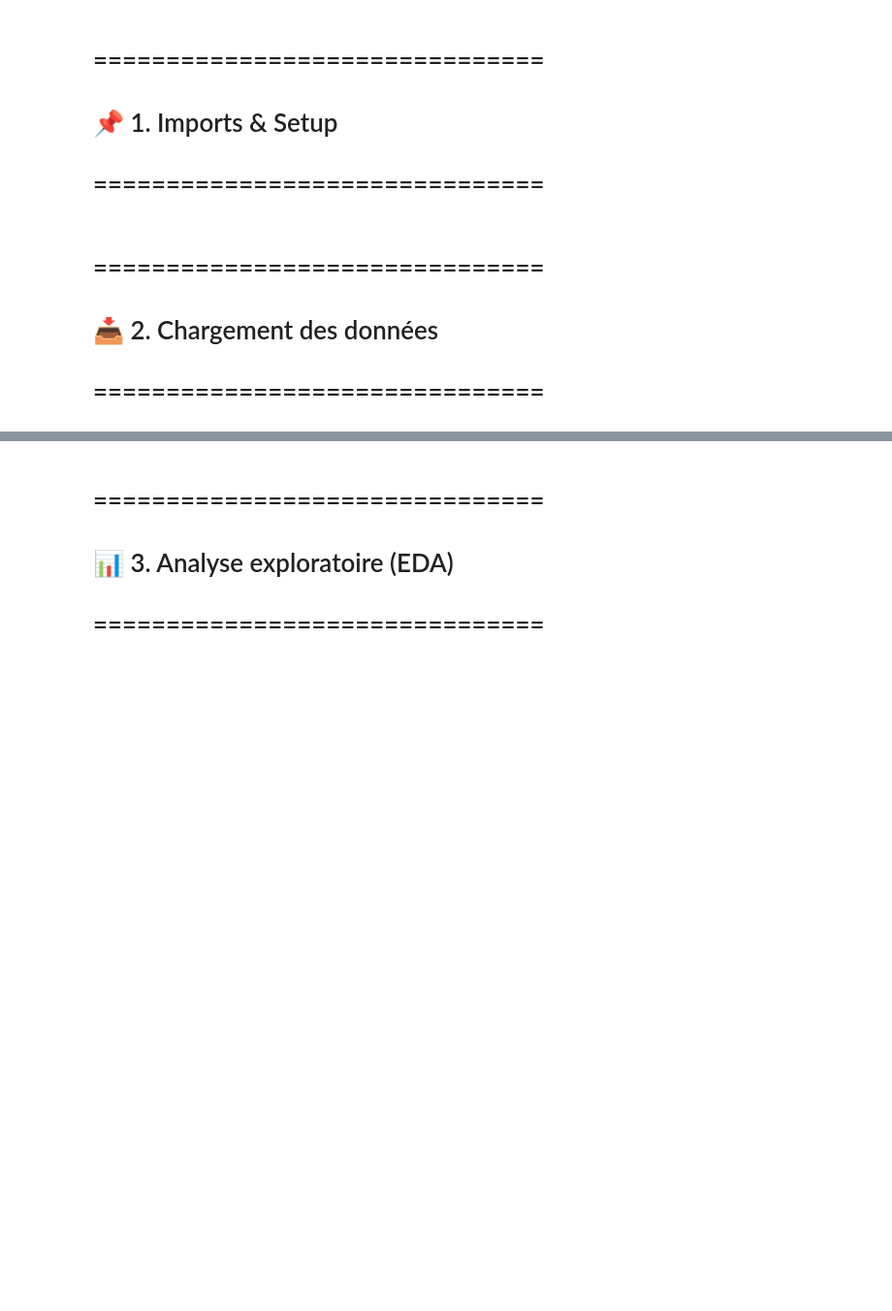
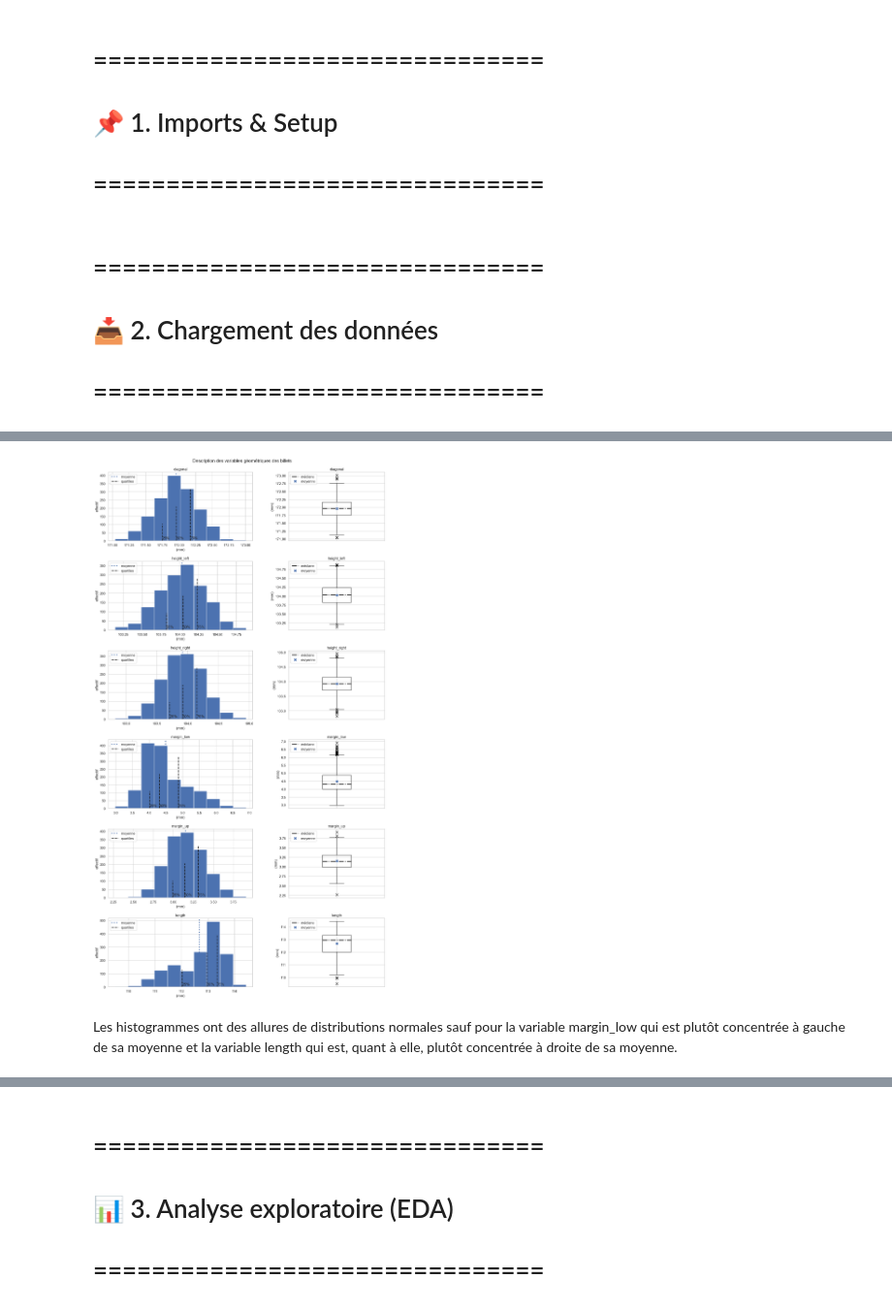
Before and after one commit to IshemZ/detection-faux-billet, a Jupyter notebook: Jupyter/4_gpt.ipynb, the cells around one changed output, grey strips where cells are left out. Shown: that part at 97% size. Cells and saved outputs as stored; diff of their text form; code cells hidden in the pictures; blank space fills up the shorter version.

```diff
--- a/Jupyter/4_gpt.ipynb
+++ b/Jupyter/4_gpt.ipynb
@@ -22,9 +56,10 @@ plt.rcParams["figure.figsize"] = (10, 5)
 # 📥 2. Chargement des données
 # ===============================
 # %%
-df = pd.read_csv("../Source/billets.csv", sep=";", encoding="utf-8")
-print(df.info())
-display(df.head())
+billets = pd.read_csv("../Source/billets.csv", sep=";", encoding="utf-8")
+print(billets.info())
+display(billets.head())
+display(billets.describe())
 # %% [output]
 <class 'pandas.core.frame.DataFrame'>
 RangeIndex: 1500 entries, 0 to 1499
@@ -49,0 +94,62 @@ None
+# %%
+c=1 # variable d'incrémentation (utilisée sur les noms de variables)
+nomsVar = billets.columns # liste des noms des variables
+plt.rcParams.update({'font.size': 12}) # paramètres de police d'écriture de matplotlib
+
+fig, ax = plt.subplots(6,2, figsize=(16, 30), gridspec_kw={'width_ratios':[1.5, 1]}) # création de la figure et des plots
+fig.suptitle('Description des variables géométriques des billets', y=0.90) # titre de la figure
+fig.subplots_adjust(wspace=0.3, hspace=0.3) # hestion de l'espacement entre les plots
+
+# Pour les boxplots
+# détails du marqueur de la moyenne
+meanpointprops = dict(marker='X', markerfacecolor='b', markeredgecolor='none', markersize=8, label="moyenne")
+medianprops = dict(linestyle='-.', linewidth=2.5, color='k', label="médiane") # détails du marqueur de la médiane
+flierpointsprops = dict(marker='x', markersize=8) # détails du marqueur des outliers
+
+# Boucle sur les plots (ax)
+for i in ax:
+
+    # création d'un histogramme
+    i[0].hist(billets[nomsVar[c]].dropna())
+    i[0].set_title(nomsVar[c]) # titre de l'histogramme
+
+    # Ajout de lignes remarquables
+    # ligne à la moyenne
+    i[0].axvline(billets[nomsVar[c]].describe()[1], color='b', linestyle='dotted', linewidth=3, label="moyenne")
+
+    # ligne à q1
+    i[0].axvline(billets[nomsVar[c]].describe()[4], ymax=0.25, color='k', linestyle='dashed', linewidth=2, label="quartiles")
+    i[0].text(billets[nomsVar[c]].describe()[4], 10, '25%')
+
+    # ligne à la mediane
+    i[0].axvline(billets[nomsVar[c]].describe()[5], ymax=0.50, color='k', linestyle='dashed', linewidth=2)
+    i[0].text(billets[nomsVar[c]].describe()[5], 10, '50%')
+
+    # ligne à q3
+    i[0].axvline(billets[nomsVar[c]].describe()[6], ymax=0.75, color='k', linestyle='dashed', linewidth=2)
+    i[0].text(billets[nomsVar[c]].describe()[6], 10, '75%')
+
+    # légende et grille
+    i[0].legend(loc="upper left")
+    i[0].set_xlabel('(mm)') # Légende axe x
+    i[0].set_ylabel('effectif') # Légende axe y
+    i[0].yaxis.grid(True) # Grille
+
+    #-----
+
+    # Création d'une boîte à moustache
+    i[1].boxplot(billets[nomsVar[c]].dropna(), widths=0.3 , showmeans=True, meanprops=meanpointprops,
+                 medianprops=medianprops, flierprops=flierpointsprops)
+    i[1].set_title(nomsVar[c]) # Titre de la boîte à moustache
+
+    # légende et grille
+    i[1].legend(loc="upper left")
+    i[1].set_xticklabels('')
+    i[1].set_ylabel('(mm)') # légende axe y
+    i[1].yaxis.grid(True) # grille
+
+    c+=1 # incrémentation
+# %% [output]
+[figure, added]
+# %% [markdown]
+Les histogrammes ont des allures de distributions normales sauf pour la variable margin_low qui est plutôt concentrée à gauche de sa moyenne et la variable length qui est, quant à elle, plutôt concentrée à droite de sa moyenne.
```
Also changed, not shown: parts of 12 cells of this notebook, 5 other files.
